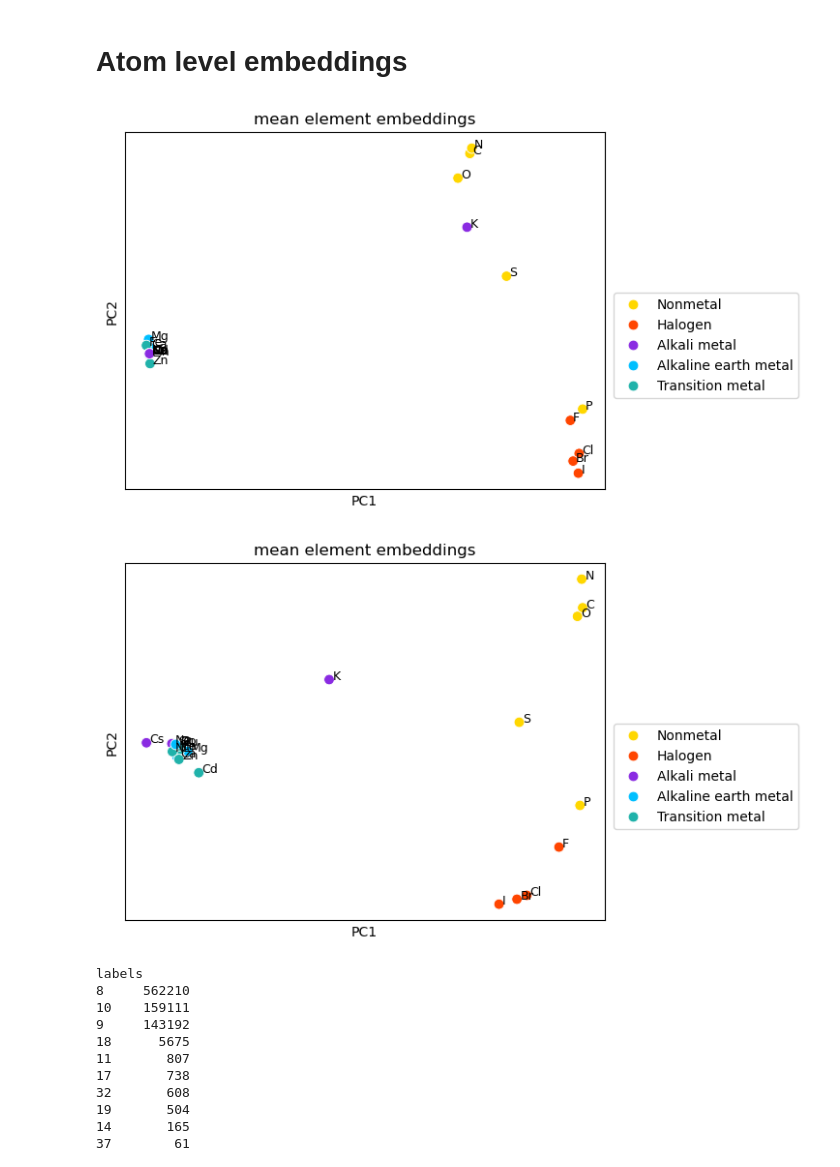
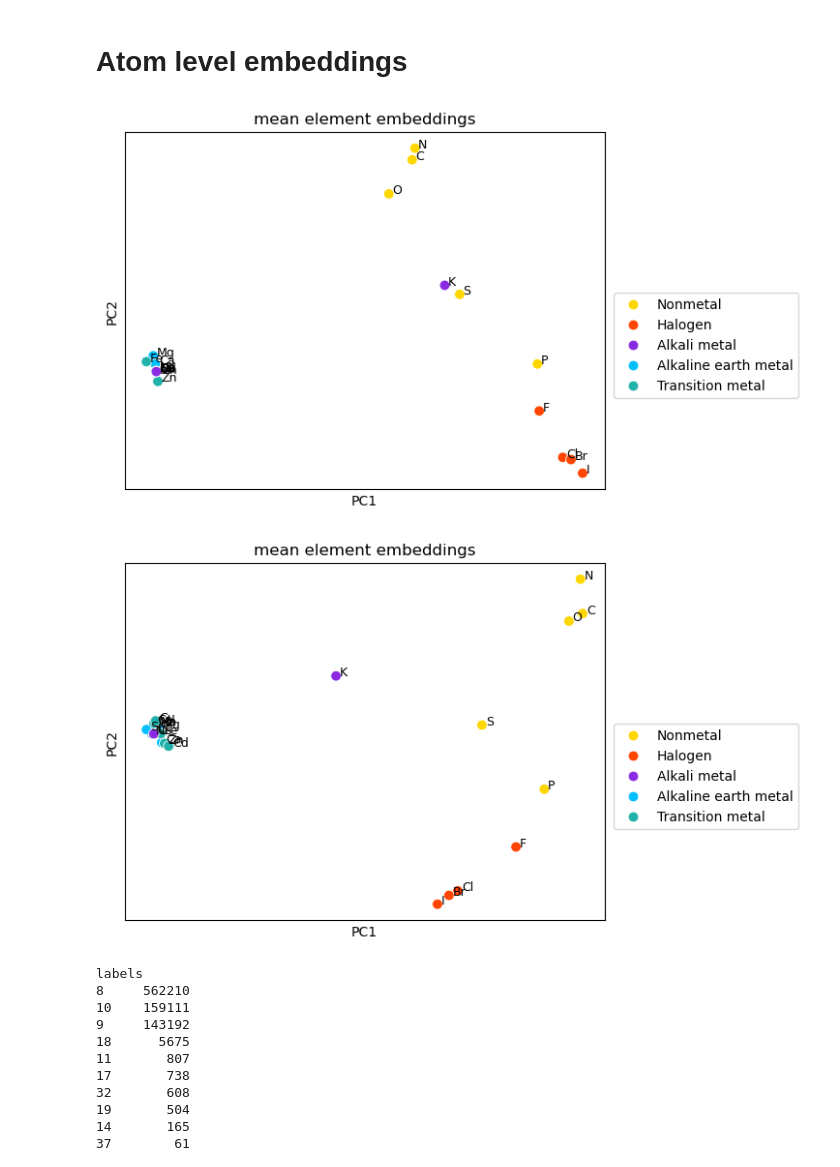
Before and after one commit to mims-harvard/ATOMICA, a Jupyter notebook: case_studies/visualise_nodes/node_visualisations.ipynb, the cells around one changed output. Saved outputs shown, nothing was run; the diff lists cells and outputs as text; code cells hidden in the pictures.

```diff
--- a/case_studies/visualise_nodes/node_visualisations.ipynb
+++ b/case_studies/visualise_nodes/node_visualisations.ipynb
@@ -307,10 +311,10 @@ plt.show()
 n_neighbors = 3
 min_dist = 1
 
-with open("data_pretrained/block_id.npy", "rb") as f:
+with open(f"{embedding_dir}/data_pretrained/block_id.npy", "rb") as f:
     block_id = np.load(f)
 
-with open("data_pretrained/block_embeddings.npy", "rb") as f:
+with open(f"{embedding_dir}/data_pretrained/block_embeddings.npy", "rb") as f:
     embeddings = np.load(f)
 
 # Unique group IDs
@@ -382,16 +386,16 @@ plt.show()
 n_neighbors = 5
 min_dist = 0.0
 
-with open("data_finetuned/block_id.npy", "rb") as f:
+with open(f"{embedding_dir}/data_finetuned/block_id.npy", "rb") as f:
     block_id = np.load(f)
 
-with open("data_finetuned/block_embeddings.npy", "rb") as f:
+with open(f"{embedding_dir}/data_finetuned/block_embeddings.npy", "rb") as f:
     embeddings = np.load(f)
 
 embeddings = embeddings[(block_id < 37) & (block_id > 3)]
 block_id = block_id[(block_id < 37) & (block_id > 3)]
 
-umap_file = f"data_finetuned/block_embedding_2d_neighbours_{n_neighbors}_dist_{min_dist}.npy"
+umap_file = f"{embedding_dir}/data_finetuned/block_embedding_2d_neighbours_{n_neighbors}_dist_{min_dist}.npy"
 if os.path.exists(umap_file):
     with open(umap_file, "rb") as f:
         proj_2d_aa = np.load(f)
@@ -483,16 +487,16 @@ plt.show()
 n_neighbors = 5
 min_dist = 0.0
 
-with open("data_pretrained/block_id.npy", "rb") as f:
+with open(f"{embedding_dir}/data_pretrained/block_id.npy", "rb") as f:
     block_id = np.load(f)
 
-with open("data_pretrained/block_embeddings.npy", "rb") as f:
+with open(f"{embedding_dir}/data_pretrained/block_embeddings.npy", "rb") as f:
     embeddings = np.load(f)
 
 embeddings = embeddings[(block_id < 37) & (block_id > 3)]
 block_id = block_id[(block_id < 37) & (block_id > 3)]
 
-umap_file = f"data_pretrained/block_embedding_2d_neighbours_{n_neighbors}_dist_{min_dist}.npy"
+umap_file = f"{embedding_dir}/data_pretrained/block_embedding_2d_neighbours_{n_neighbors}_dist_{min_dist}.npy"
 if os.path.exists(umap_file):
     with open(umap_file, "rb") as f:
         proj_2d_aa = np.load(f)
@@ -569,10 +573,12 @@ element_type_hex_code = {
     'Transition metal': '#20B2AA',  # LightSeaGreen
 }
 # %%
-with open("data_pretrained/atom_id.npy", "rb") as f:
+with open(f"{embedding_dir}/data_pretrained/atom_id.npy", "rb") as f:
     atom_id = np.load(f)
-with open("data_pretrained/atom_embeddings.npy", "rb") as f:
+with open(f"{embedding_dir}/data_pretrained/atom_embeddings.npy", "rb") as f:
     atom_embeddings = np.load(f)
+
+atom_embeddings = atom_embeddings[:, :atom_embeddings.shape[1]//2]
 
 atom_embeddings = atom_embeddings[atom_id > 2]
 atom_id = atom_id[atom_id > 2]
@@ -626,15 +632,17 @@ plt.xlabel("PC1")
 plt.ylabel("PC2")
 plt.show()
 # %% [output]
-[figure, old version]
+[figure, new version]
 # %%
-with open("data_finetuned/atom_id.npy", "rb") as f:
+with open(f"{embedding_dir}/data_finetuned/atom_id.npy", "rb") as f:
     atom_id = np.load(f)
-with open("data_finetuned/atom_embeddings.npy", "rb") as f:
+with open(f"{embedding_dir}/data_finetuned/atom_embeddings.npy", "rb") as f:
     atom_embeddings = np.load(f)
 
 atom_embeddings = atom_embeddings[atom_id > 2]
 atom_id = atom_id[atom_id > 2]
+atom_embeddings = atom_embeddings[:, :atom_embeddings.shape[1]//2]
+
 
 # Unique group IDs
 unique_atoms = np.unique(atom_id)
@@ -658,32 +666,32 @@ df = pd.DataFrame(aa_pca, columns=["x", "y"])
 df["atom_index"] = unique_atoms
 df["element"] = [VOCAB.idx_to_atom(i) for i in unique_atoms]
 df["type"] = [element_type.get(VOCAB.idx_to_atom(i), "unknown") for i in unique_atoms]
 
 ax = sns.scatterplot(
     data=df,
     x="x",
     y="y",
     hue="type",
     alpha=1,
     s=60,
     palette=element_type_hex_code,
 )
 ax.set(xlabel=None)
 ax.set(ylabel=None)
 for i in range(len(df['x'])):
     plt.text(df['x'][i] + 0.01,  # X position, with a slight offset to avoid overlapping the point
              df['y'][i],       # Y position
              df["element"][i],  # Text label
              fontsize=9)
 
 plt.xticks(visible=False)
 plt.yticks(visible=False)
 plt.tick_params(axis="both", which="both", length=0)
 plt.legend(bbox_to_anchor=(1.02, 0.55), loc="upper left", borderaxespad=0)
 plt.title("mean element embeddings")
 plt.xlabel("PC1")
 plt.ylabel("PC2")
 plt.show()
 # %% [output]
-[figure, old version]
+[figure, new version]
 # %%
```
Also changed, not shown: parts of 8 cells of this notebook, 4 other files.
